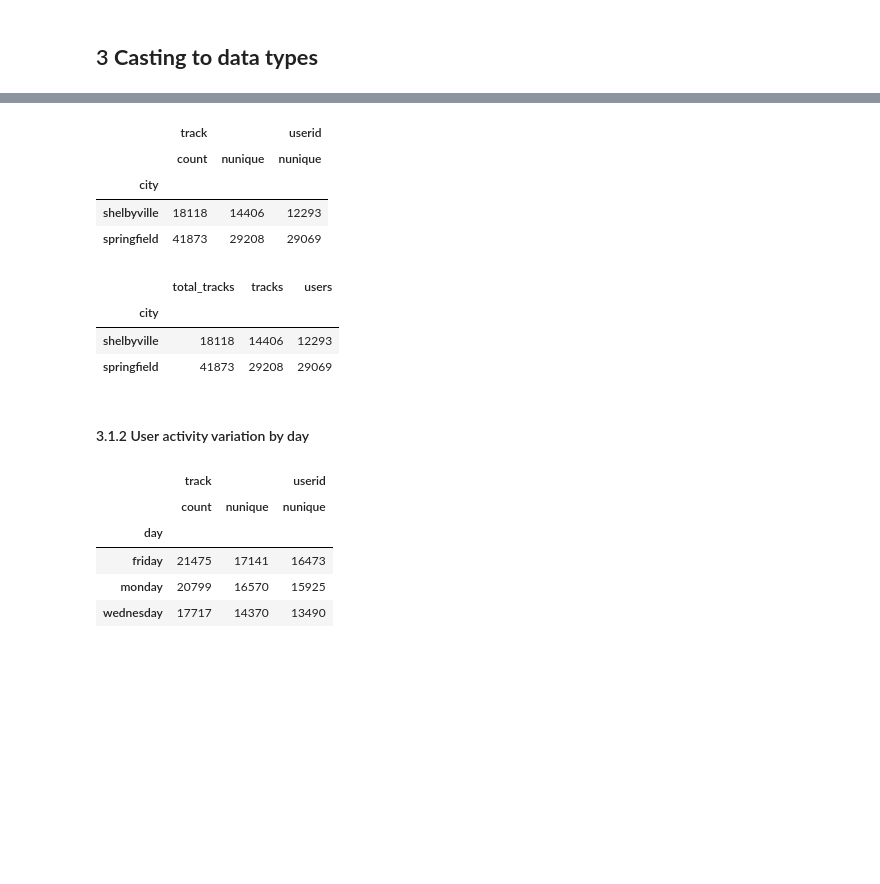
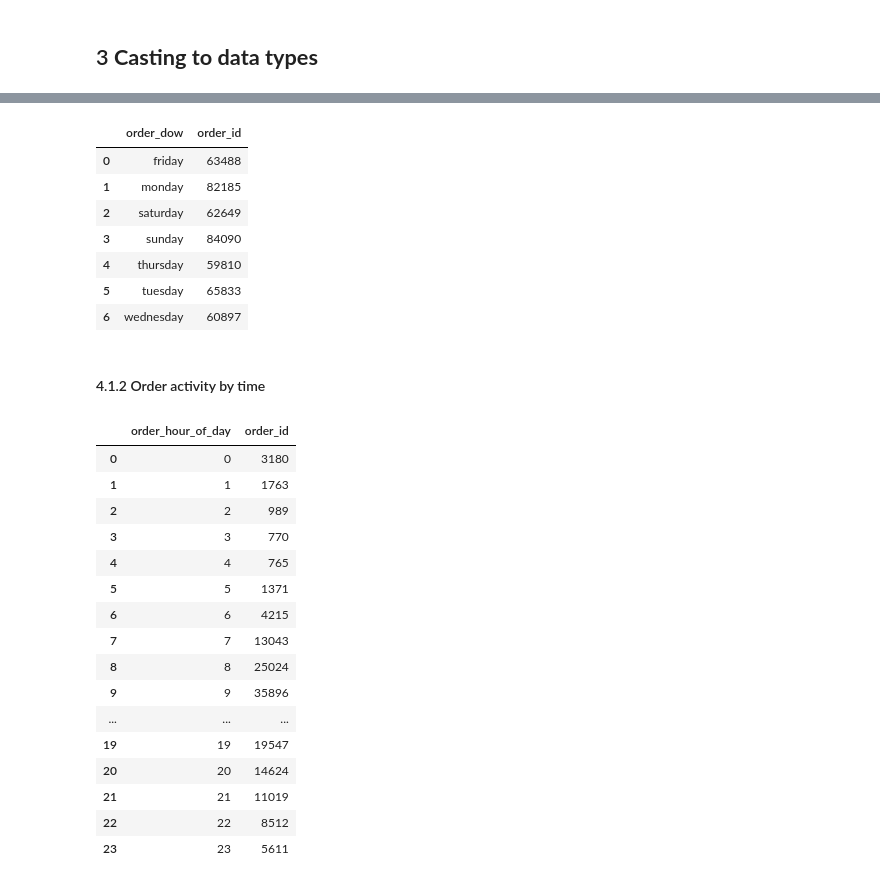
Before and after one commit to LuisPastranaLemus/P_20250505_Purchasing_activity_analysis, a Jupyter notebook: notebooks/02_feature_engineering.ipynb, the cells around one changed output, grey strips where cells are left out. Saved outputs shown, nothing was run; the diff lists cells and outputs as text; code cells hidden in the pictures; blank space fills up the shorter version.

```diff
--- a/notebooks/02_feature_engineering.ipynb
+++ b/notebooks/02_feature_engineering.ipynb
@@ -26,7 +33,11 @@ from src import *
 # %%
 # Build route to data file and upload
 data_file_path = project_root / "data" / "processed"
-df_music = load_dataset_from_csv(data_file_path, "music_clean.csv", sep=',', header='infer', keep_default_na=False)
+df_aisles = load_dataset_from_csv(data_file_path, "aisles_clean.csv", sep=',', header='infer')
+df_departments = load_dataset_from_csv(data_file_path, "departments_clean.csv", sep=',', header='infer')
+df_order_products = load_dataset_from_csv(data_file_path, "order_products_clean.csv", sep=',', header='infer')
+df_orders = load_dataset_from_csv(data_file_path, "orders_clean.csv", sep=',', header='infer')
+df_products = load_dataset_from_csv(data_file_path, "products_clean.csv", sep=',', header='infer')
 # %%
 # Format notebook output
 format_notebook()
@@ -85,0 +79,5 @@ dtype: object
+# %%
+# df_orders 'order_dow' to category
+df_orders = convert_numday_strday(df_orders, ['order_dow'])
+df_orders['order_dow'] = df_orders['order_dow'].astype('category')
+df_orders
@@ -85,0 +103,4 @@ dtype: object
+# %%
+# df_orders 'order_hour_of_day' to category
+df_orders['order_hour_of_day'] = df_orders['order_hour_of_day'].astype('category')
+df_orders['order_hour_of_day'].dtypes
@@ -108,17 +146,19 @@ df_music
 # %%
-df_music_city = pd.pivot_table(df_music, index='city', values=['userid', 'track'], aggfunc={'userid': pd.Series.nunique, 'track': [pd.Series.nunique, 'count']}, observed=False)
-df_music_city
+# Days with most order activity
+pivot_orders_activity_day = pd.pivot_table(df_orders, index='order_dow', values='order_id', aggfunc='count', observed=True)
+pivot_orders_activity_day = pivot_orders_activity_day.reset_index()
+pivot_orders_activity_day
 # %% [output]
-|  | track |  | userid |
-|  | count | nunique | nunique |
-| city |  |  |  |
-| shelbyville | 18118 | 14406 | 12293 |
-| springfield | 41873 | 29208 | 29069 |
+|  | order_dow | order_id |
+| 0 | friday | 63488 |
+| 1 | monday | 82185 |
+| 2 | saturday | 62649 |
+| 3 | sunday | 84090 |
+| 4 | thursday | 59810 |
+| 5 | tuesday | 65833 |
+| 6 | wednesday | 60897 |
 # %%
-df_music_city.columns = df_music_city.columns = ['total_tracks', 'tracks', 'users']
-df_music_city
+project_root = Path.cwd().parent
+processed_path = project_root / "data" / "processed" / "order_activity" / "orders_activity_day.csv"
+
+pivot_orders_activity_day.to_csv(processed_path, index=False)
-# %% [output]
-|  | total_tracks | tracks | users |
-| city |  |  |  |
-| shelbyville | 18118 | 14406 | 12293 |
-| springfield | 41873 | 29208 | 29069 |
@@ -129,13 +165,26 @@ df_music_city.to_csv(processed_path)
 # %% [markdown]
-#### 3.1.2 User activity variation by day
+#### 4.1.2 Order activity by time
 # %%
-df_music_day = pd.pivot_table(df_music, index='day', values=['userid', 'track'], aggfunc={'userid': pd.Series.nunique, 'track': [pd.Series.nunique, 'count']}, observed=False)
-df_music_day
+# Hours with most order activity
+pivot_orders_activity_time = pd.pivot_table(df_orders, index='order_hour_of_day', values='order_id', aggfunc='count', observed=True)
+pivot_orders_activity_time = pivot_orders_activity_time.reset_index()
+pivot_orders_activity_time
 # %% [output]
-|  | track |  | userid |
-|  | count | nunique | nunique |
-| day |  |  |  |
-| friday | 21475 | 17141 | 16473 |
-| monday | 20799 | 16570 | 15925 |
-| wednesday | 17717 | 14370 | 13490 |
+|  | order_hour_of_day | order_id |
+| 0 | 0 | 3180 |
+| 1 | 1 | 1763 |
+| 2 | 2 | 989 |
+| 3 | 3 | 770 |
+| 4 | 4 | 765 |
+| 5 | 5 | 1371 |
+| 6 | 6 | 4215 |
+| 7 | 7 | 13043 |
+| 8 | 8 | 25024 |
+| 9 | 9 | 35896 |
+| ... | ... | ... |
+| 19 | 19 | 19547 |
+| 20 | 20 | 14624 |
+| 21 | 21 | 11019 |
+| 22 | 22 | 8512 |
+| 23 | 23 | 5611 |
 # %%
```
Also changed, not shown: parts of 70 cells of this notebook, 17 other files.
